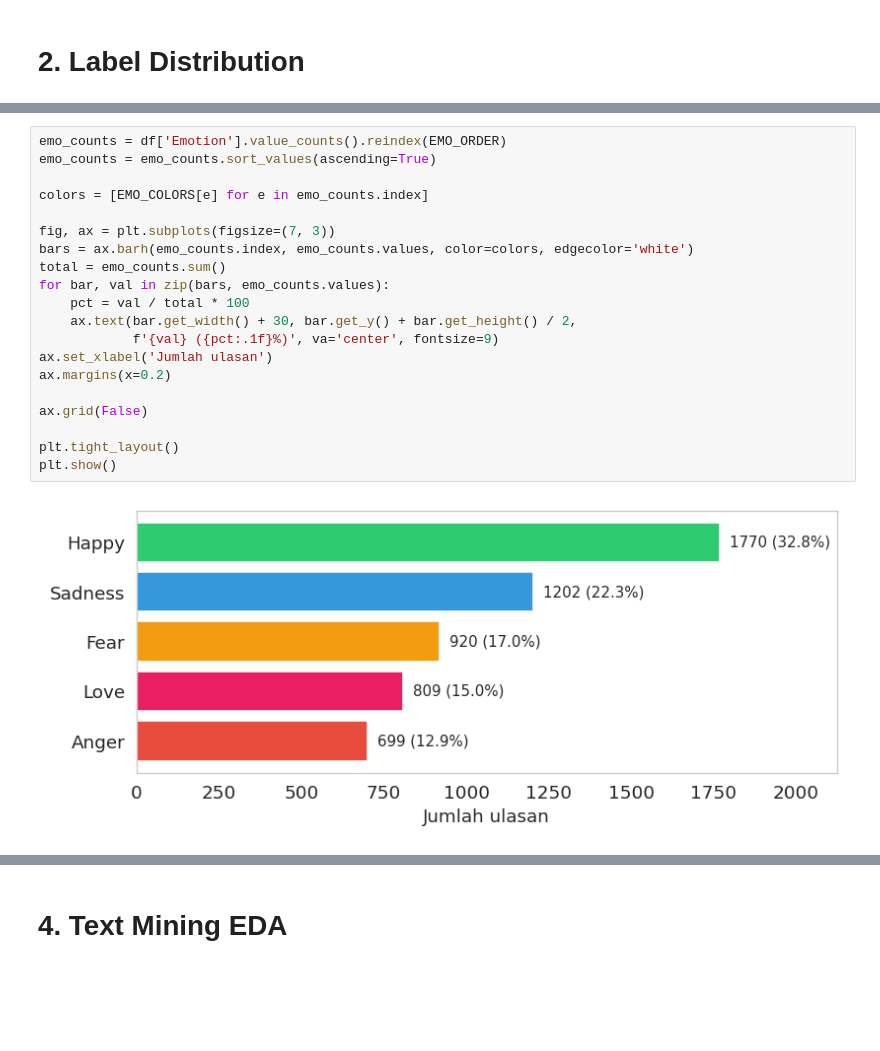
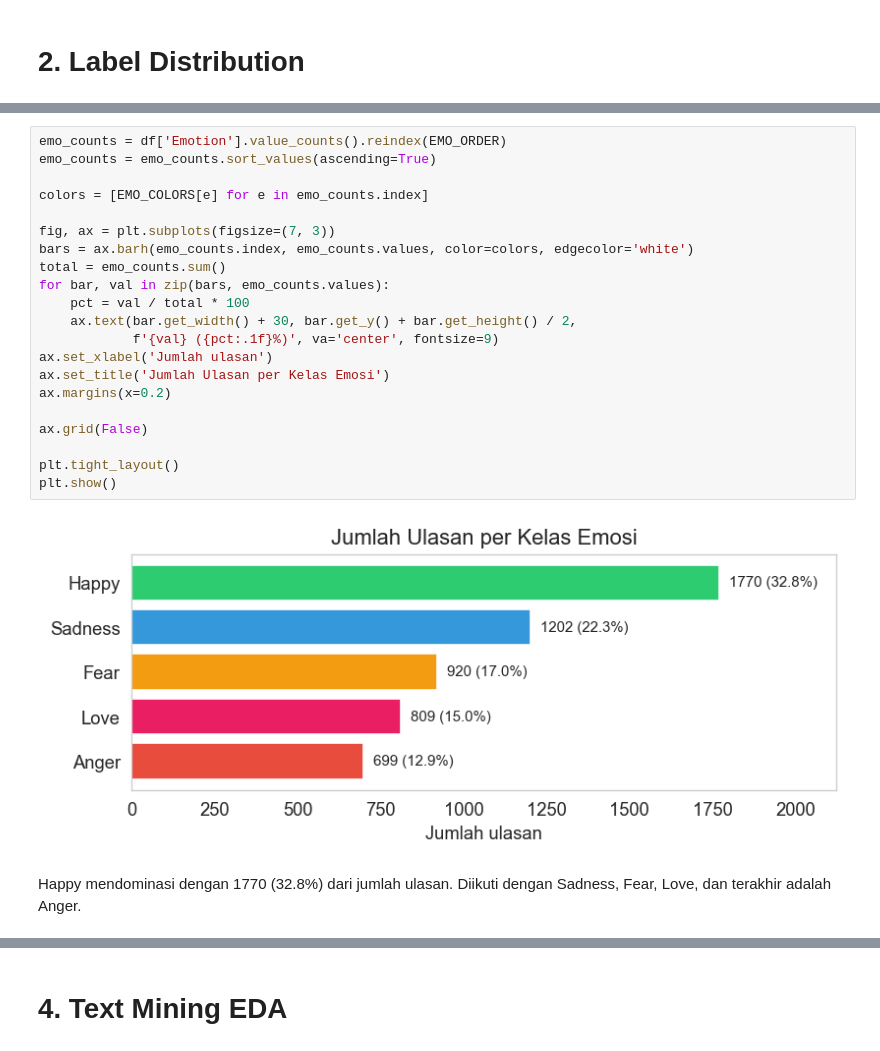
Before and after one commit to stringptr/affective_classification_ecommerce, a Jupyter notebook: notebooks/eda.ipynb, the cells around one changed output, grey strips where cells are left out. Drawn from its saved outputs; the diff is of its cells as text; blank space fills up the shorter version.

Commit message:
fix: add interpretation for charts

```diff
--- a/notebooks/eda.ipynb
+++ b/notebooks/eda.ipynb
@@ -147,25 +155,28 @@ plt.show()
 # %%
 emo_counts = df['Emotion'].value_counts().reindex(EMO_ORDER)
 emo_counts = emo_counts.sort_values(ascending=True)
 
 colors = [EMO_COLORS[e] for e in emo_counts.index]
 
 fig, ax = plt.subplots(figsize=(7, 3))
 bars = ax.barh(emo_counts.index, emo_counts.values, color=colors, edgecolor='white')
 total = emo_counts.sum()
 for bar, val in zip(bars, emo_counts.values):
     pct = val / total * 100
     ax.text(bar.get_width() + 30, bar.get_y() + bar.get_height() / 2,
             f'{val} ({pct:.1f}%)', va='center', fontsize=9)
 ax.set_xlabel('Jumlah ulasan')
+ax.set_title('Jumlah Ulasan per Kelas Emosi')
 ax.margins(x=0.2)
 
 ax.grid(False)
 
 plt.tight_layout()
 plt.show()
 # %% [output]
-[figure, old version]
+[figure, new version]
+# %% [markdown]
+Happy mendominasi dengan 1770 (32.8%) dari jumlah ulasan. Diikuti dengan Sadness, Fear, Love, dan terakhir adalah Anger.
 # %%
 df['word_count'] = df['Customer Review'].fillna('').apply(lambda x: len(x.split()))
 
```
Also changed, not shown: parts of 12 cells of this notebook.
